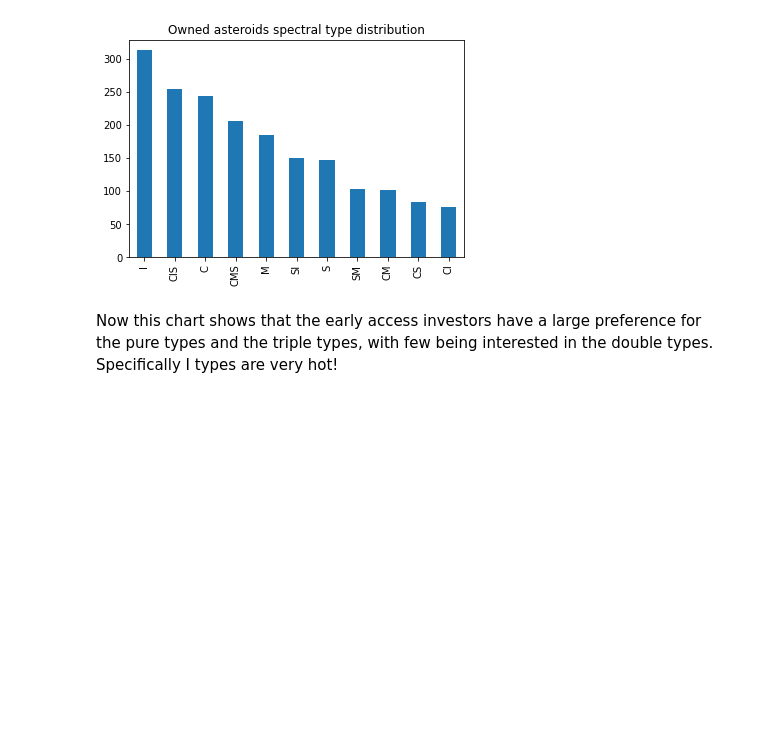
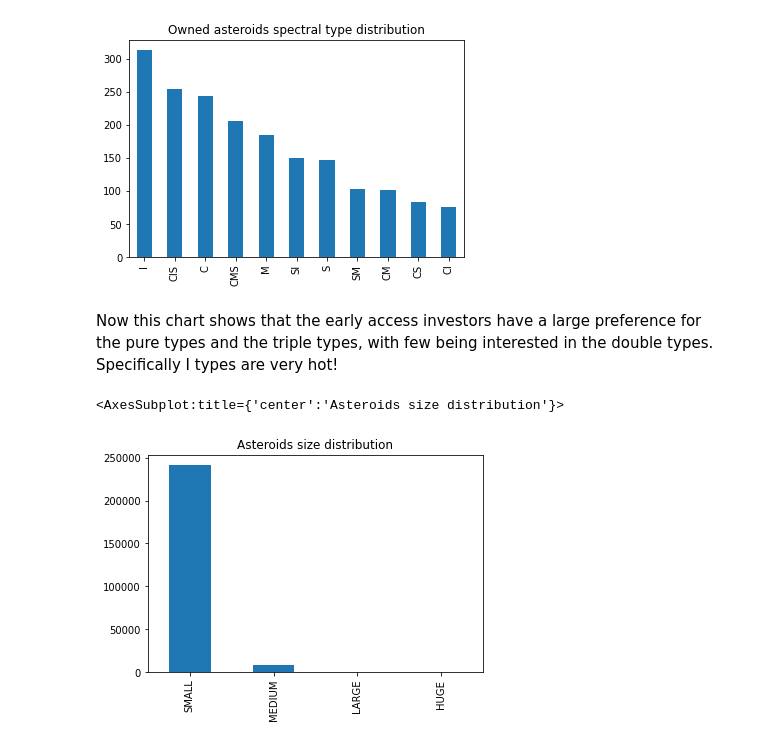
Before and after one commit to MichaelVerdegaal/InfluenceAsteroidVisualization, a Jupyter notebook: main.ipynb, the cells around one changed output. Cells and saved outputs as stored; diff of their text form; code cells hidden in the pictures; blank space fills up the shorter version.

```diff
--- a/main.ipynb
+++ b/main.ipynb
@@ -59,3 +60,9 @@ owned_df['spectralType'].value_counts().plot(kind='bar', title="Owned asteroids
 # %% [markdown]
 Now this chart shows that the early access investors have a large preference for the pure types and the triple types,
 with few being interested in the double types. Specifically I types are very hot!
+# %%
+# Illustrate size distribution
+df['size'].value_counts().plot(kind='bar', title="Asteroids size distribution")
+# %% [output]
+<AxesSubplot:title={'center':'Asteroids size distribution'}>
+[figure, added]
```
Also changed, not shown: parts of 5 cells of this notebook.
